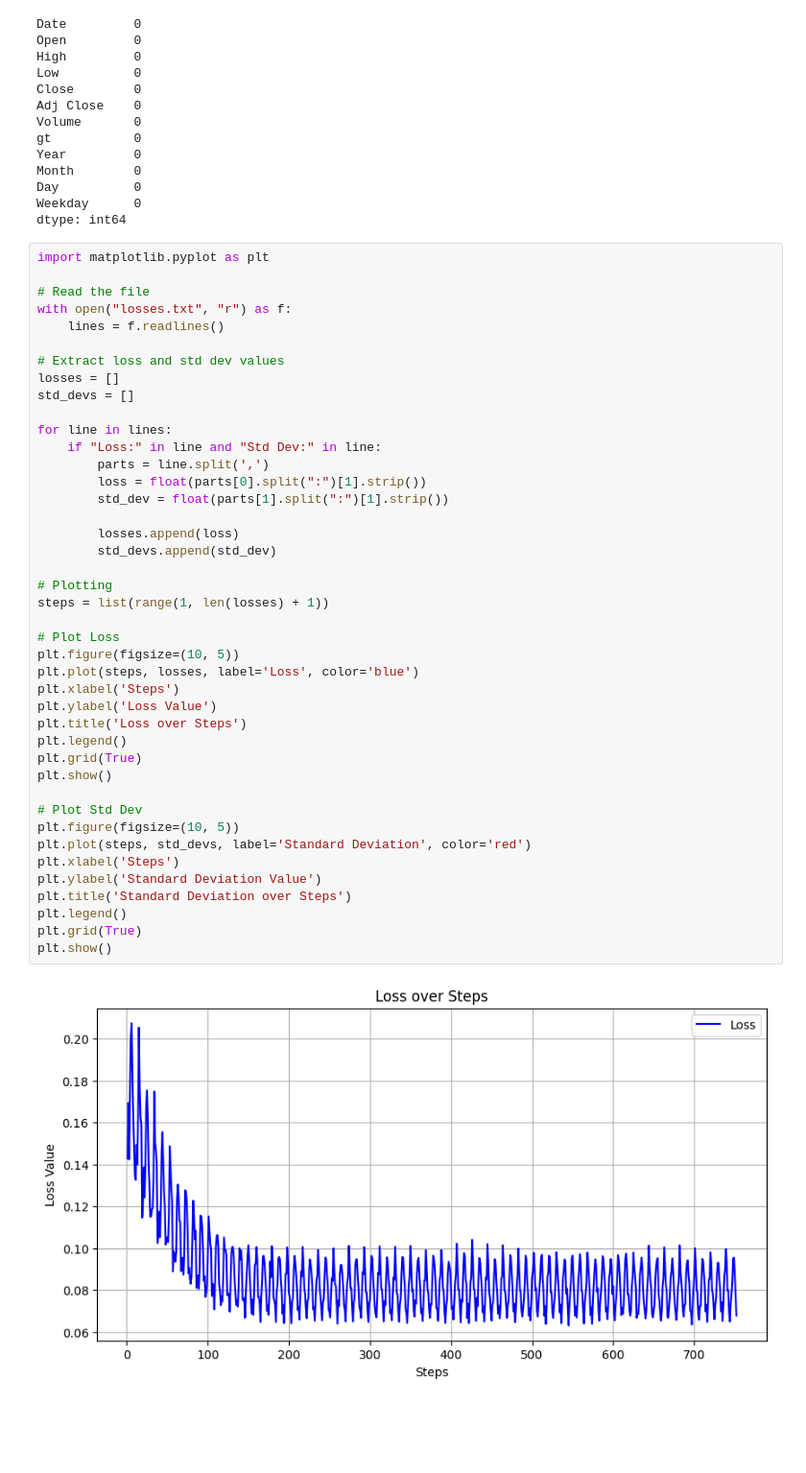
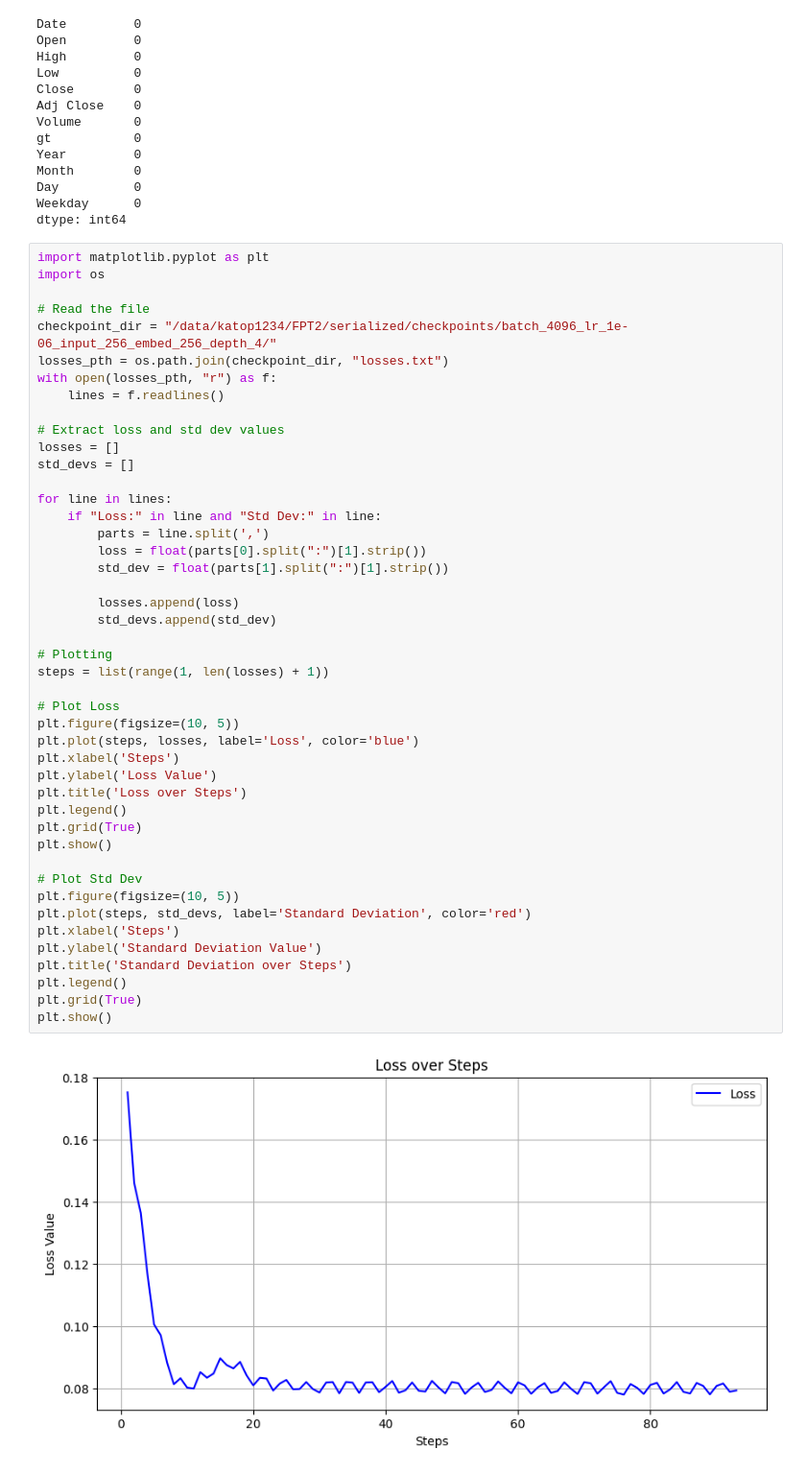
Before and after one commit to katop1234/FPT2, a Jupyter notebook: get_data_test.ipynb, the cells around one changed output. Shown at 96% size. Drawn from its saved outputs; the diff is of its cells as text; blank space fills up the shorter version.

Commit message:
fixed batching

```diff
--- a/get_data_test.ipynb
+++ b/get_data_test.ipynb
@@ -111,9 +111,12 @@ Weekday      0
 dtype: int64
 # %%
 import matplotlib.pyplot as plt
+import os
 
 # Read the file
-with open("losses.txt", "r") as f:
+checkpoint_dir = "/data/katop1234/FPT2/serialized/checkpoints/batch_4096_lr_1e-06_input_256_embed_256_depth_4/"
+losses_pth = os.path.join(checkpoint_dir, "losses.txt")
+with open(losses_pth, "r") as f:
     lines = f.readlines()
 
 # Extract loss and std dev values
@@ -125,31 +128,31 @@ for line in lines:
         parts = line.split(',')
         loss = float(parts[0].split(":")[1].strip())
         std_dev = float(parts[1].split(":")[1].strip())
 
         losses.append(loss)
         std_devs.append(std_dev)
 
 # Plotting
 steps = list(range(1, len(losses) + 1))
 
 # Plot Loss
 plt.figure(figsize=(10, 5))
 plt.plot(steps, losses, label='Loss', color='blue')
 plt.xlabel('Steps')
 plt.ylabel('Loss Value')
 plt.title('Loss over Steps')
 plt.legend()
 plt.grid(True)
 plt.show()
 
 # Plot Std Dev
 plt.figure(figsize=(10, 5))
 plt.plot(steps, std_devs, label='Standard Deviation', color='red')
 plt.xlabel('Steps')
 plt.ylabel('Standard Deviation Value')
 plt.title('Standard Deviation over Steps')
 plt.legend()
 plt.grid(True)
 plt.show()
 # %% [output]
-[figure, old version]
+[figure, new version]
```
Also changed, not shown: parts of 1 cell of this notebook, 5 other files.
